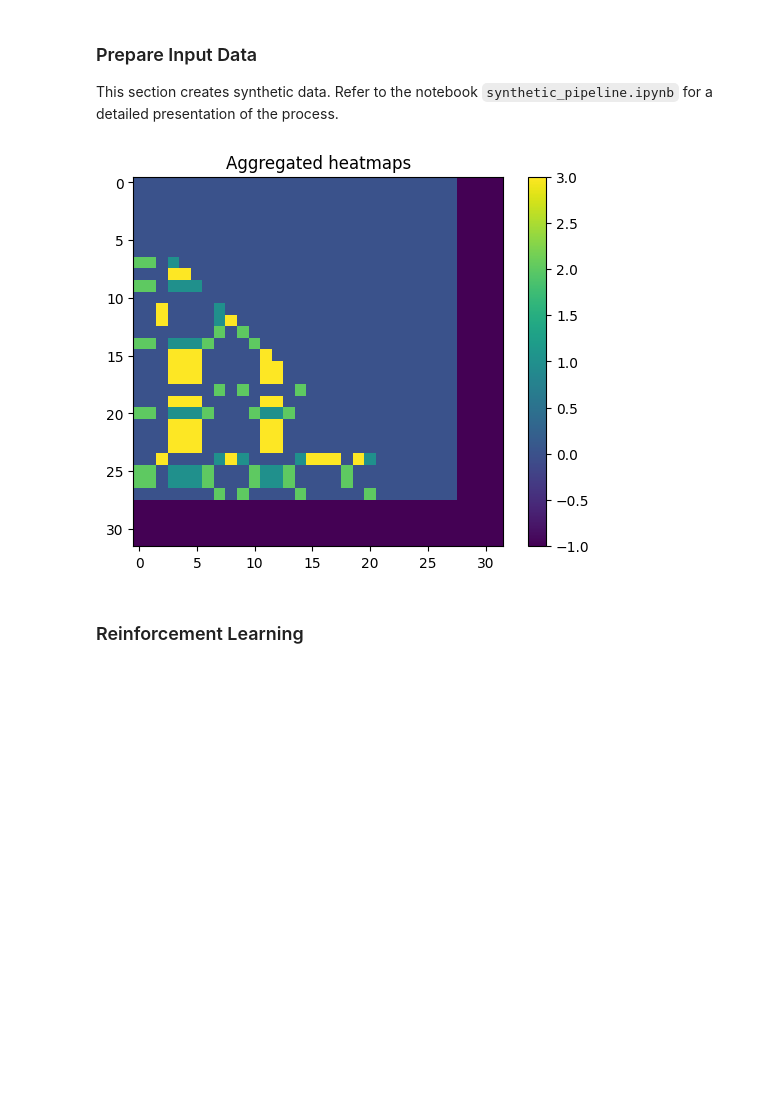
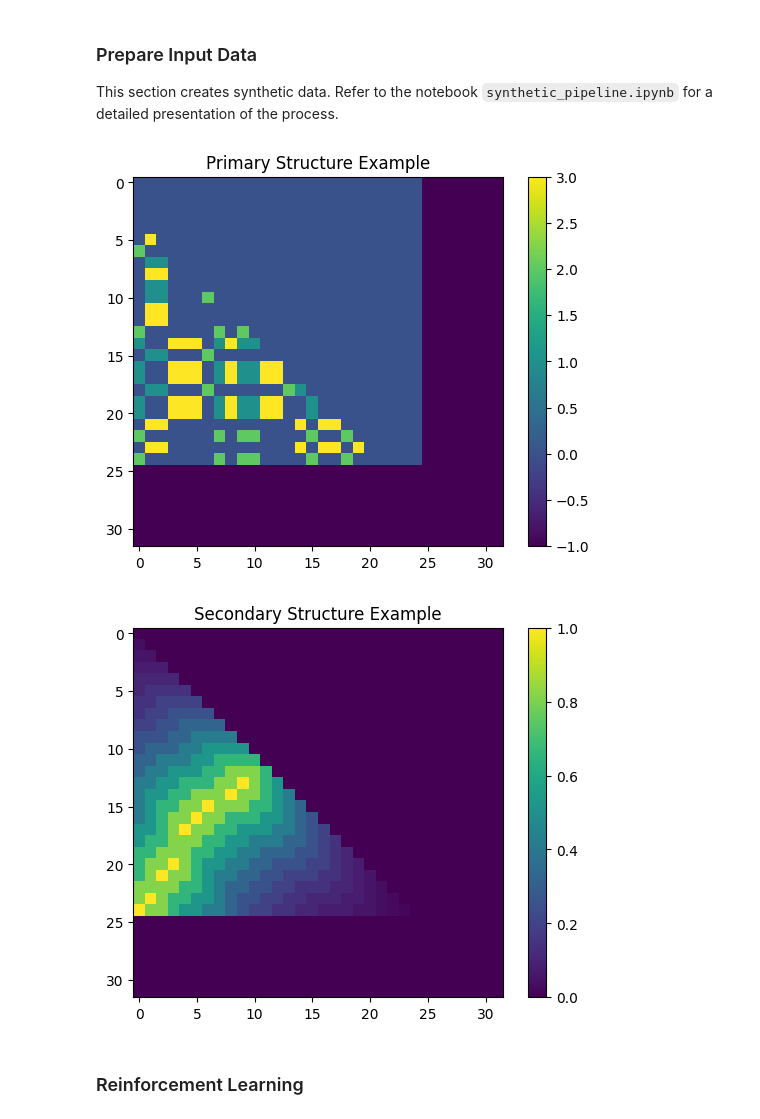
Before and after one commit to Vincent-Therrien/diurnal, a Jupyter notebook: demo/reinforcement_learning.ipynb, the cells around one changed output. Saved outputs shown, nothing was run; the diff lists cells and outputs as text; code cells hidden in the pictures; blank space fills up the shorter version.

```diff
--- a/demo/reinforcement_learning.ipynb
+++ b/demo/reinforcement_learning.ipynb
@@ -105,9 +105,11 @@ secondary_formatter = lambda Y: [
 train_y = secondary_formatter(train_y)
 validation_y = secondary_formatter(validation_y)
 test_y = secondary_formatter(test_y)
-# %%
-visualize.heatmap(train_x[3])
-# %% [output]
-[figure, removed]
+# %%
+visualize.heatmap(train_x[0], title = "Primary Structure Example")
+visualize.heatmap(train_y[0], title = "Secondary Structure Example")
+# %% [output]
+[figure, added]
+[figure, added]
 # %% [markdown]
 ### Reinforcement Learning
```
Also changed, not shown: 8 other files.
